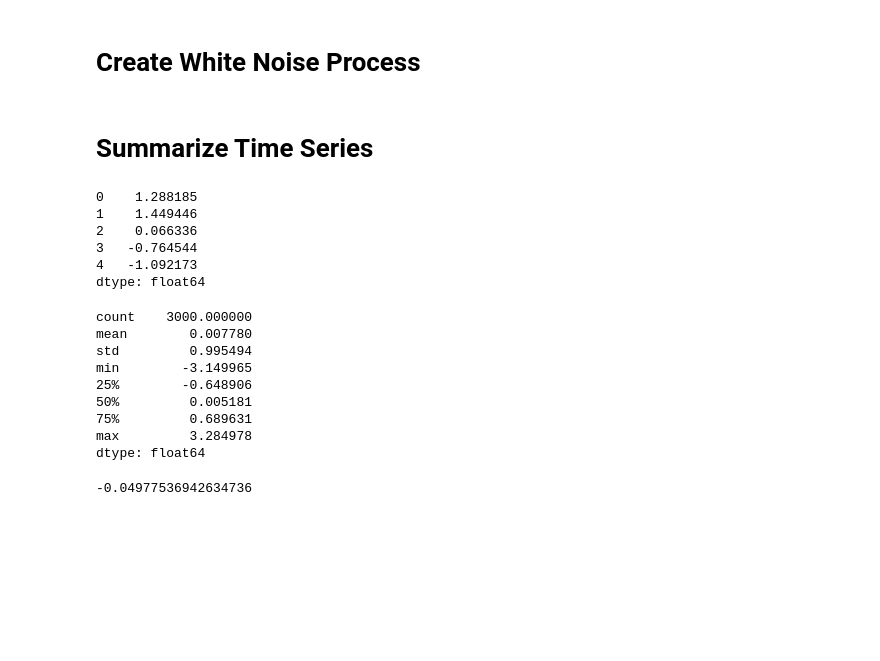
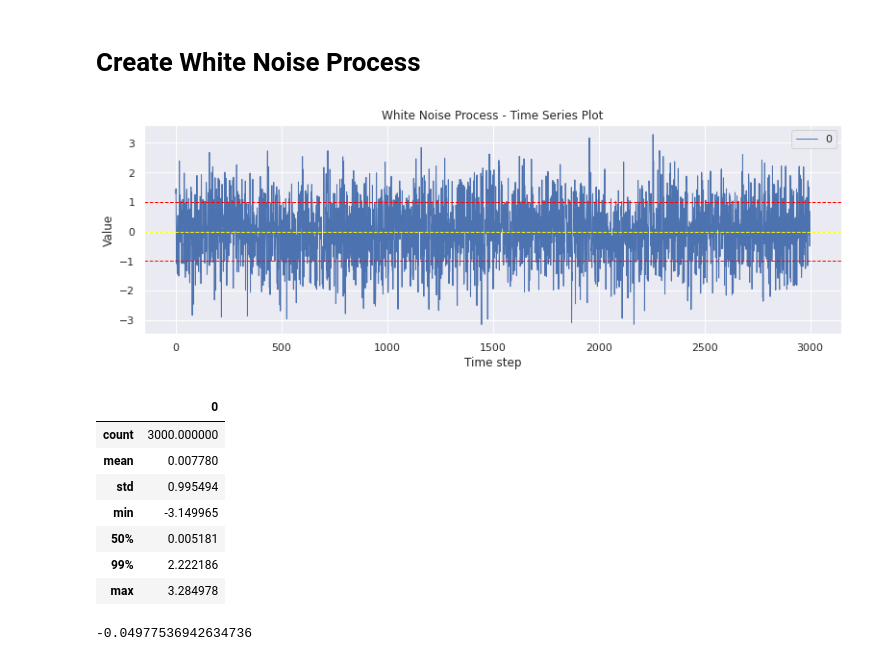
Before and after one commit to deltorobarba/sciences, a Jupyter notebook: whitenoise.ipynb, the cells around one changed output. Cells and saved outputs as stored; diff of their text form; code cells hidden in the pictures; blank space fills up the shorter version.

```diff
--- a/whitenoise.ipynb
+++ b/whitenoise.ipynb
@@ -22,38 +24,32 @@ Stationary process etc.
 # %%
-from random import gauss
-from random import seed
-from pandas import Series
-from pandas.plotting import autocorrelation_plot
-
 # seed random number generator
 seed(1)
 
 # create white noise series
 series = [gauss(0.0, 1.0) for i in range(3000)]
 series = Series(series)
+series = pd.DataFrame(data=series)
-# %% [markdown]
-# Summarize Time Series
-# %%
-series.head()
-# %% [output]
-0    1.288185
-1    1.449446
-2    0.066336
-3   -0.764544
-4   -1.092173
-dtype: float64
+# %%
+sns.set(rc={'figure.figsize':(13, 4)})
+series.plot(linewidth=1.0,title='White Noise Process - Time Series Plot')
+plt.ylabel('Value')
+plt.xlabel('Time step')
+plt.axhline(y=1, color='red', linestyle='--', linewidth=1.0);
+plt.axhline(y=-1, color='red', linestyle='--', linewidth=1.0);
+plt.axhline(y=0, color='yellow', linestyle='--', linewidth=1.0);
+# %% [output]
+[figure, added]
 # %%
-series.describe()
+series.describe(percentiles=[0.99])
 # %% [output]
-count    3000.000000
-mean        0.007780
-std         0.995494
-min        -3.149965
-25%        -0.648906
-50%         0.005181
-75%         0.689631
-max         3.284978
-dtype: float64
+|  | 0 |
+| count | 3000.000000 |
+| mean | 0.007780 |
+| std | 0.995494 |
+| min | -3.149965 |
+| 50% | 0.005181 |
+| 99% | 2.222186 |
+| max | 3.284978 |
 # %%
 series.skew()
 # %% [output]
```
Also changed, not shown: parts of 58 cells of this notebook.
